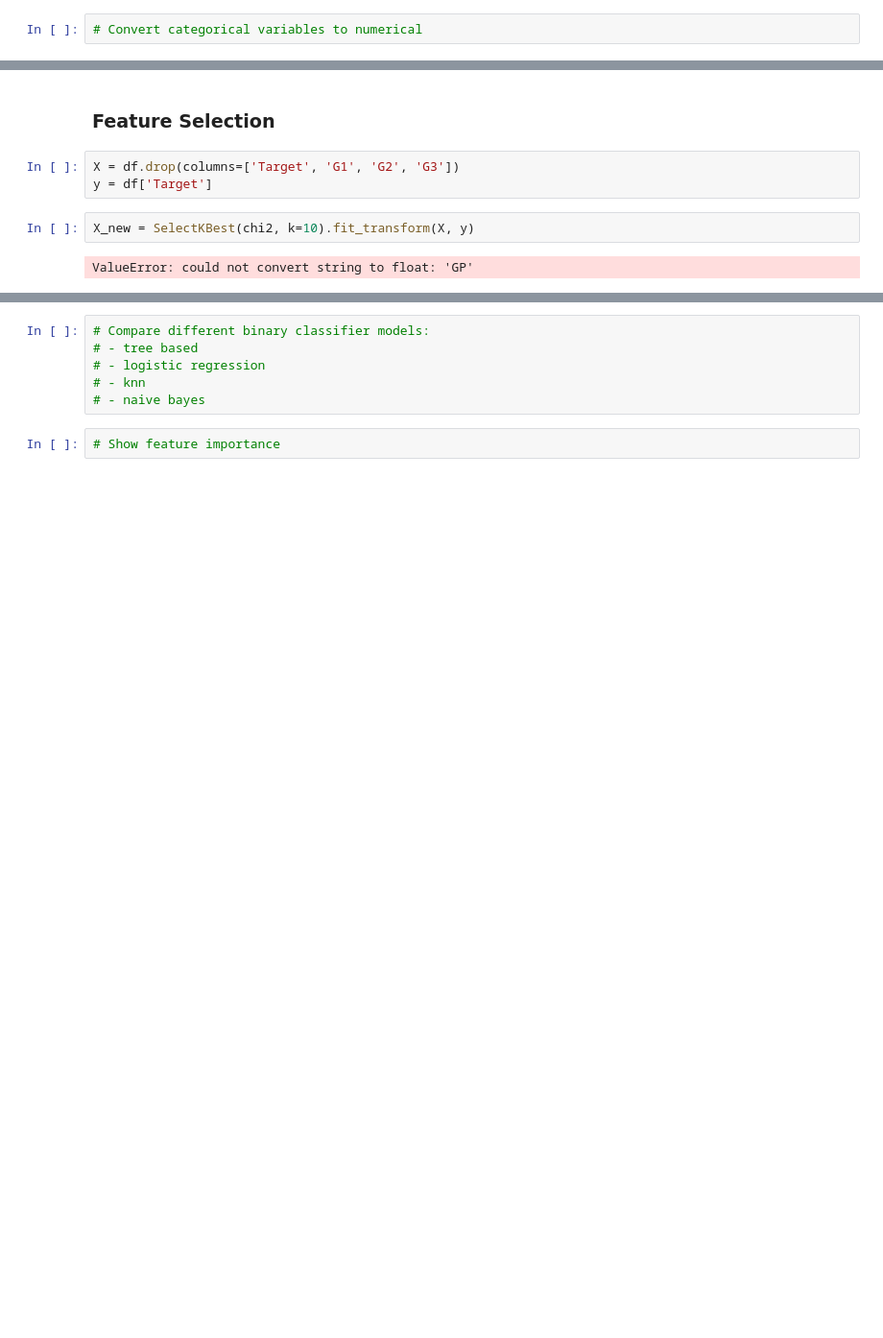
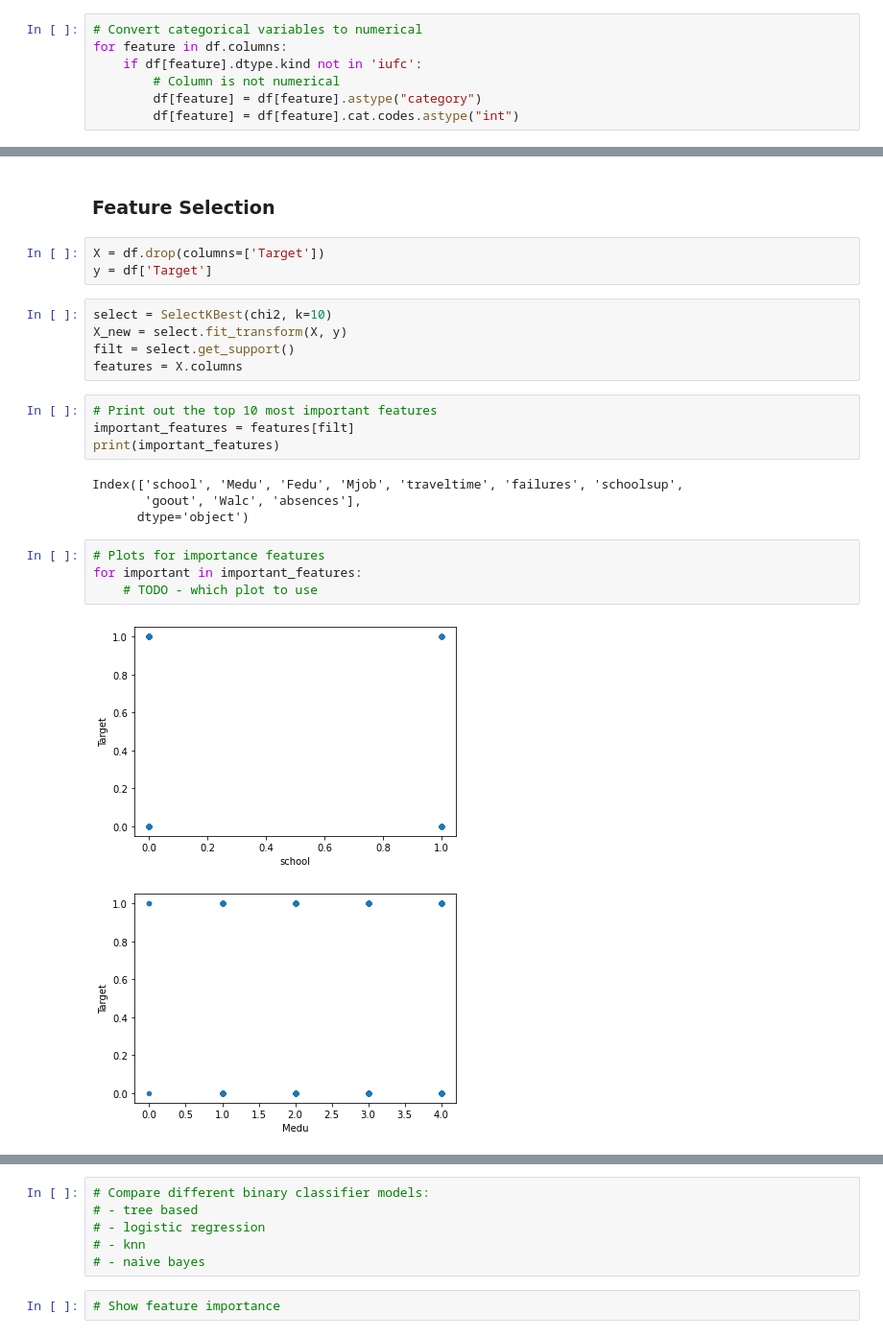
Before and after one commit to Amitparikh1/COMP-562-FinalProject, a Jupyter notebook: Final Project.ipynb, the cells around one changed output, grey strips where cells are left out. Shown at 96% size. Cells and saved outputs as stored; diff of their text form; blank space fills up the shorter version.

Commit message:
feature importance

```diff
--- a/Final Project.ipynb
+++ b/Final Project.ipynb
@@ -22,3 +22,8 @@ df['Target'].hist()
 ### Encode Features
 # %%
 # Convert categorical variables to numerical
+for feature in df.columns:
+    if df[feature].dtype.kind not in 'iufc':
+        # Column is not numerical
+        df[feature] = df[feature].astype("category")
+        df[feature] = df[feature].cat.codes.astype("int")
@@ -25,9 +40,25 @@ df['Target'].hist()
 # %% [markdown]
 ### Feature Selection
 # %%
-X = df.drop(columns=['Target', 'G1', 'G2', 'G3'])
+X = df.drop(columns=['Target'])
 y = df['Target']
 # %%
-X_new = SelectKBest(chi2, k=10).fit_transform(X, y)
+select = SelectKBest(chi2, k=10)
+X_new = select.fit_transform(X, y)
+filt = select.get_support()
+features = X.columns
-# %% [output]
-ValueError: could not convert string to float: 'GP'
+# %%
+# Print out the top 10 most important features
+important_features = features[filt]
+print(important_features)
+# %% [output]
+Index(['school', 'Medu', 'Fedu', 'Mjob', 'traveltime', 'failures', 'schoolsup',
+       'goout', 'Walc', 'absences'],
+      dtype='object')
+# %%
+# Plots for importance features
+for important in important_features:
+    # TODO - which plot to use
+# %% [output]
+[figure, added]
+[figure, added]
```
Also changed, not shown: parts of 3 cells of this notebook.
